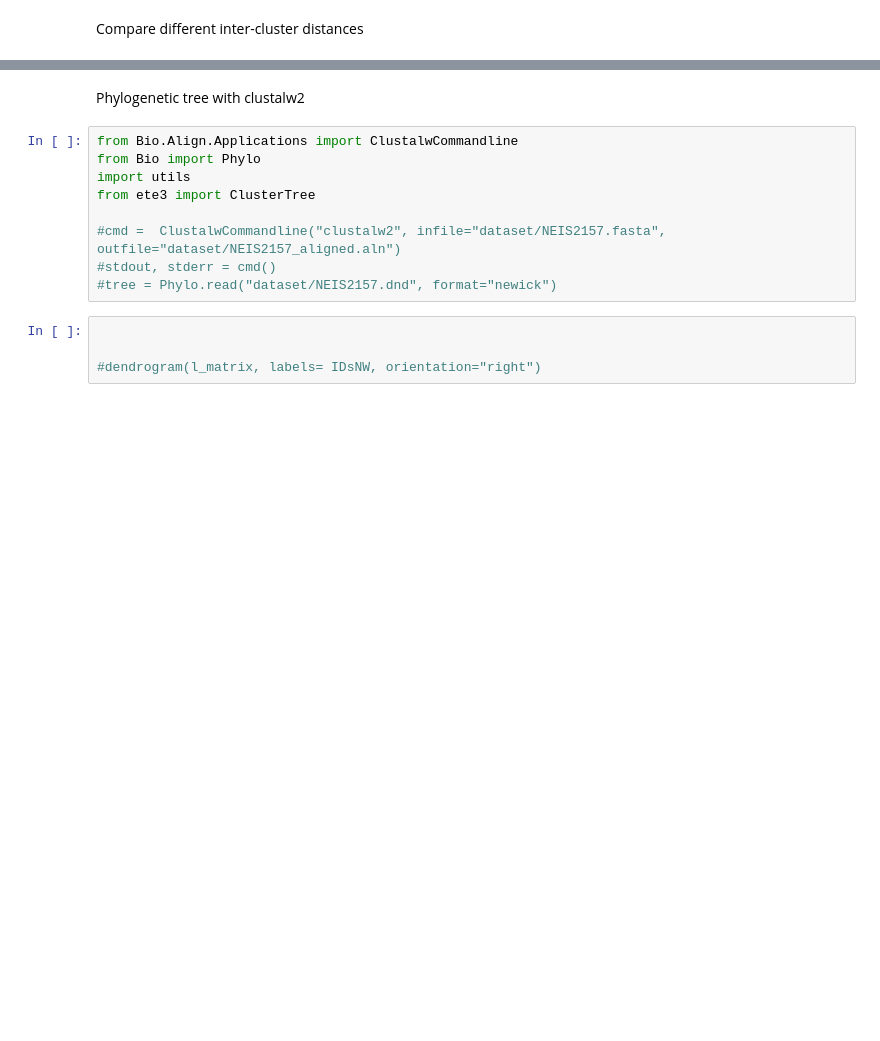
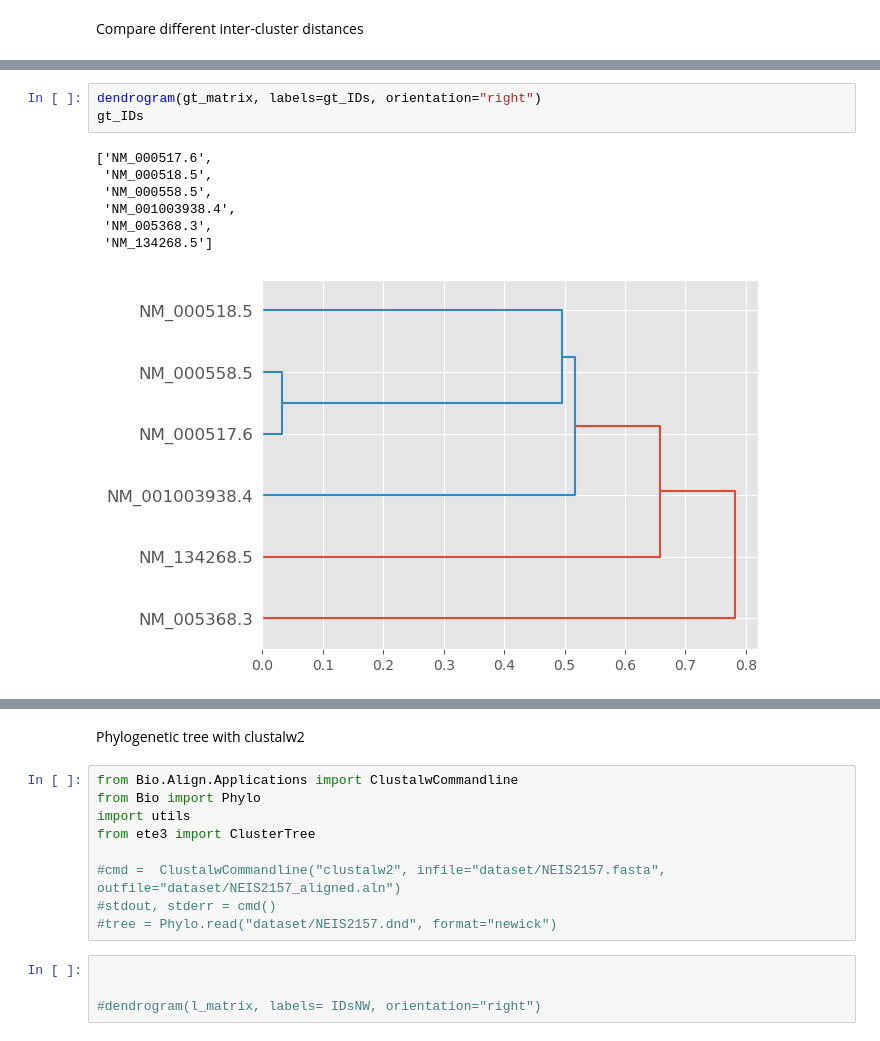
Before and after one commit to matteotolloso/BioEmbedding, a Jupyter notebook: hierarchical.ipynb, the cells around one changed output, grey strips where cells are left out. Saved outputs shown, nothing was run; the diff lists cells and outputs as text; blank space fills up the shorter version.

```diff
--- a/hierarchical.ipynb
+++ b/hierarchical.ipynb
@@ -100,0 +101,11 @@ INFO  : Done. Use matplotlib.pyplot.show() to show plot. (tanglegram.tangle)
+# %%
+dendrogram(gt_matrix, labels=gt_IDs, orientation="right")
+gt_IDs
+# %% [output]
+['NM_000517.6',
+ 'NM_000518.5',
+ 'NM_000558.5',
+ 'NM_001003938.4',
+ 'NM_005368.3',
+ 'NM_134268.5']
+[figure, added]
```
Also changed, not shown: parts of 7 cells of this notebook, 4 other files.
